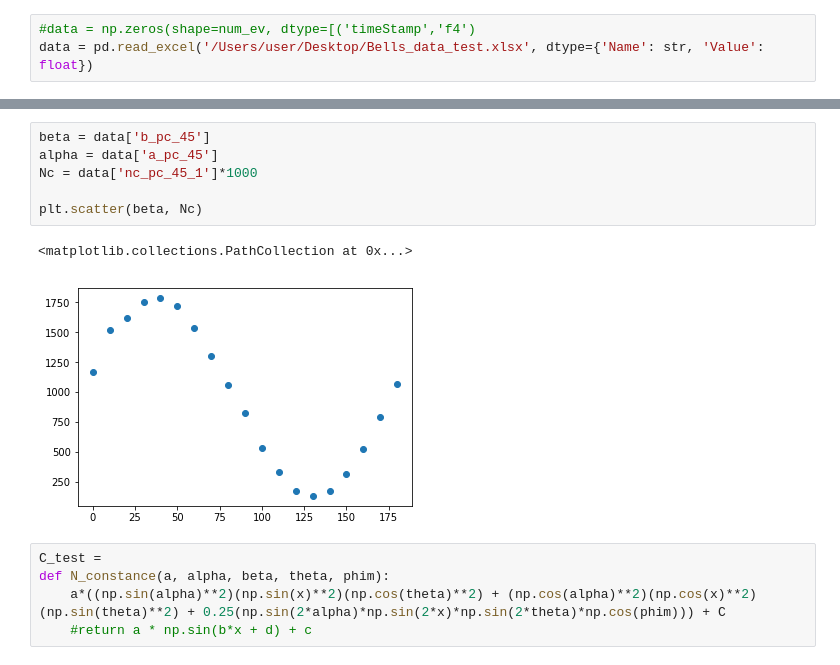
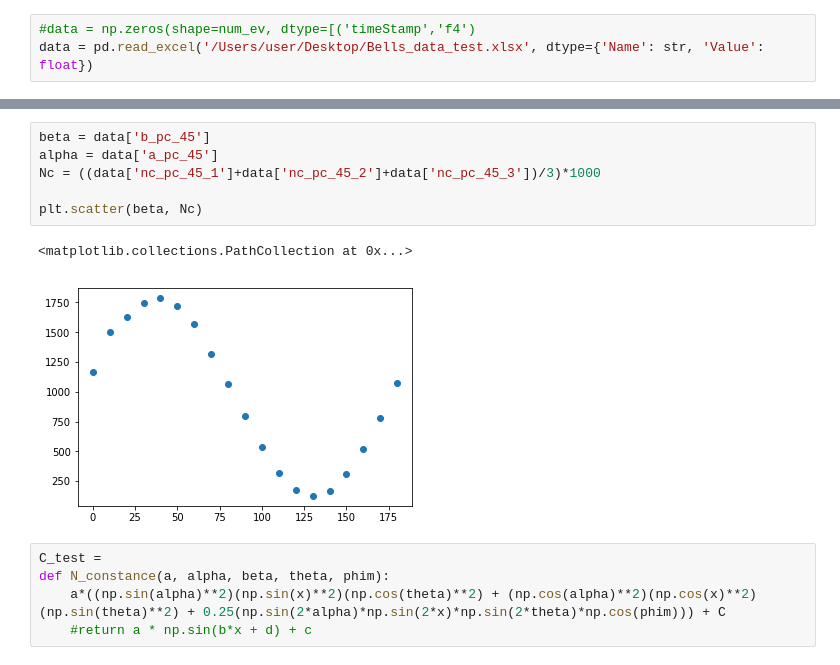
Before and after one commit to indibl99/adv_lab, a Jupyter notebook: Bells_Analysis.ipynb, the cells around one changed output, grey strips where cells are left out. Saved outputs shown, nothing was run; the diff lists cells and outputs as text.

```diff
--- a/Bells_Analysis.ipynb
+++ b/Bells_Analysis.ipynb
@@ -31,12 +31,12 @@ data
 # %%
 beta = data['b_pc_45']
 alpha = data['a_pc_45']
-Nc = data['nc_pc_45_1']*1000
+Nc = ((data['nc_pc_45_1']+data['nc_pc_45_2']+data['nc_pc_45_3'])/3)*1000
 
 plt.scatter(beta, Nc)
 # %% [output]
 <matplotlib.collections.PathCollection at 0x...>
-[figure, old version]
+[figure, new version]
 # %%
 C_test =
 def N_constance(a, alpha, beta, theta, phim):
```
Also changed, not shown: parts of 6 cells of this notebook.
